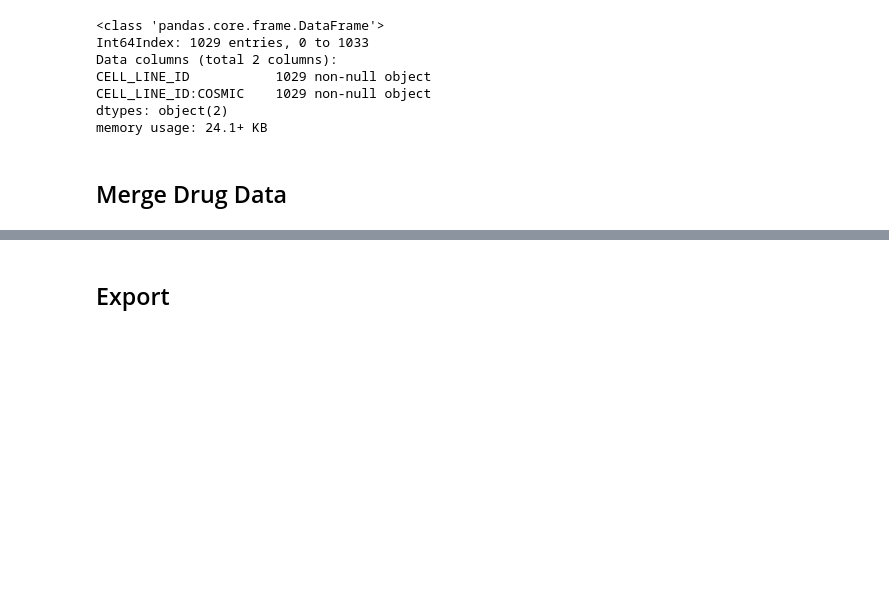
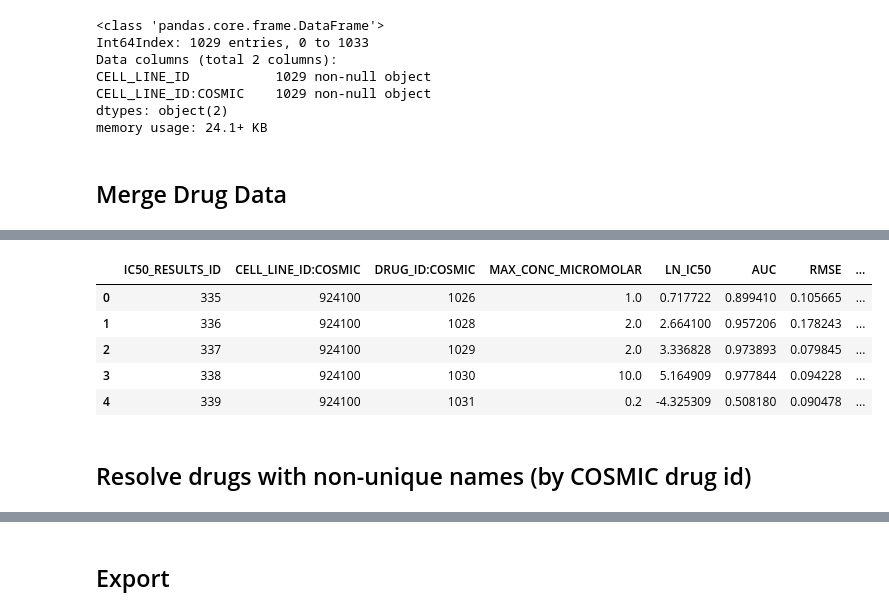
Before and after one commit to eric-czech/mgds, a Jupyter notebook: python/notebook/data_aggregation/import/gdsc/v2/drug-sensitivity.ipynb, the cells around one changed output, grey strips where cells are left out. Saved outputs shown, nothing was run; the diff lists cells and outputs as text; code cells hidden in the pictures; blank space fills up the shorter version.

```diff
--- a/python/notebook/data_aggregation/import/gdsc/v2/drug-sensitivity.ipynb
+++ b/python/notebook/data_aggregation/import/gdsc/v2/drug-sensitivity.ipynb
@@ -152 +163,12 @@ dtypes: float64(4), object(8)
 memory usage: 22.3+ MB
+# %%
+d_rx.head()
+# %% [output]
+|  | IC50_RESULTS_ID | CELL_LINE_ID:COSMIC | DRUG_ID:COSMIC | MAX_CONC_MICROMOLAR | LN_IC50 | AUC | RMSE | ... |
+| 0 | 335 | 924100 | 1026 | 1.0 | 0.717722 | 0.899410 | 0.105665 | ... |
+| 1 | 336 | 924100 | 1028 | 2.0 | 2.664100 | 0.957206 | 0.178243 | ... |
+| 2 | 337 | 924100 | 1029 | 2.0 | 3.336828 | 0.973893 | 0.079845 | ... |
+| 3 | 338 | 924100 | 1030 | 10.0 | 5.164909 | 0.977844 | 0.094228 | ... |
+| 4 | 339 | 924100 | 1031 | 0.2 | -4.325309 | 0.508180 | 0.090478 | ... |
+# %% [markdown]
+## Resolve drugs with non-unique names (by COSMIC drug id)
```
Also changed, not shown: parts of 14 cells of this notebook, 6 other files.
